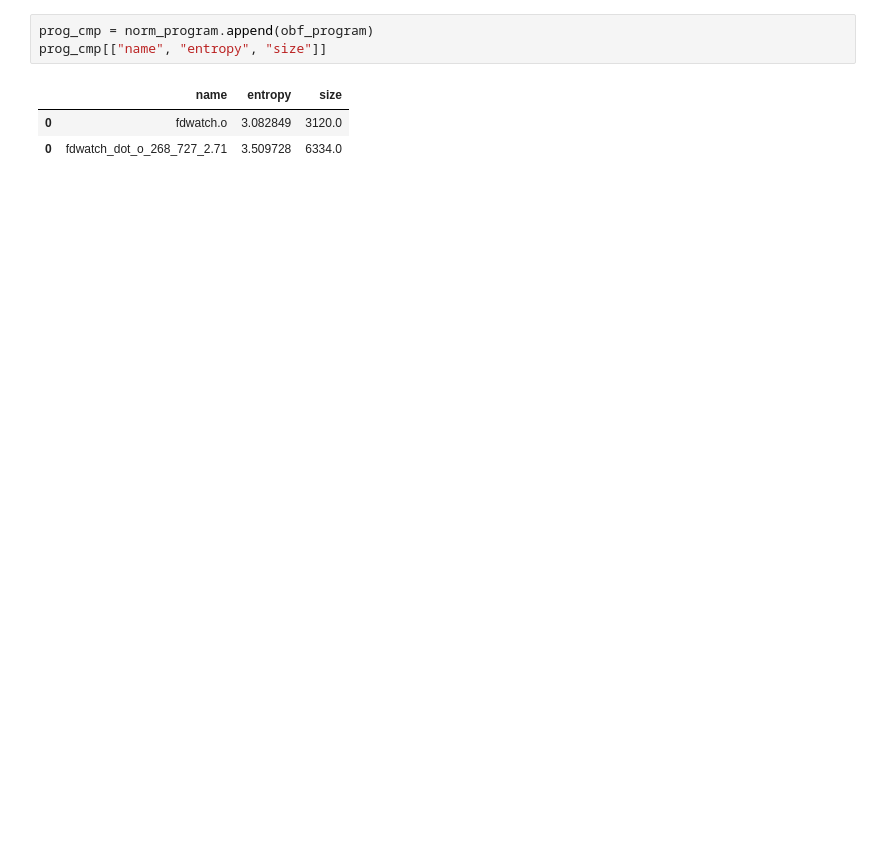
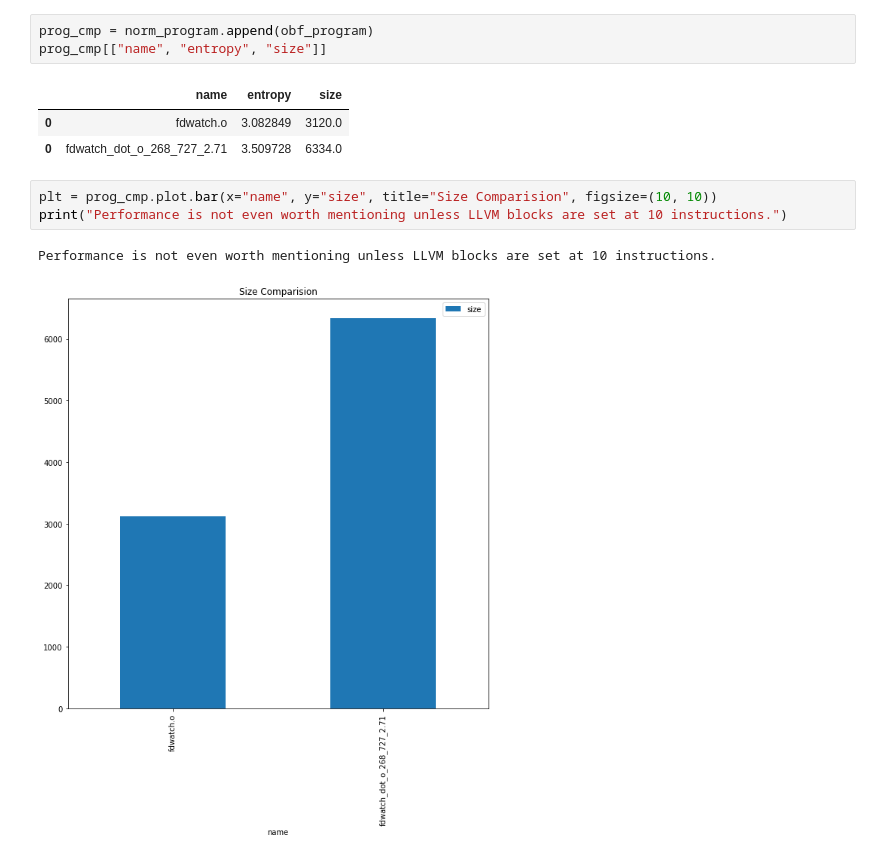
Before and after one commit to Jeffallan/Obfuspy, a Jupyter notebook: data.ipynb, the cells around one changed output. Saved outputs shown, nothing was run; the diff lists cells and outputs as text; blank space fills up the shorter version.

Commit message:
Add charts to notebook.

```diff
--- a/data.ipynb
+++ b/data.ipynb
@@ -33,3 +33,9 @@ prog_cmp[["name", "entropy", "size"]]
 |  | name | entropy | size |
 | 0 | fdwatch.o | 3.082849 | 3120.0 |
 | 0 | fdwatch_dot_o_268_727_2.71 | 3.509728 | 6334.0 |
+# %%
+plt = prog_cmp.plot.bar(x="name", y="size", title="Size Comparision", figsize=(10, 10))
+print("Performance is not even worth mentioning unless LLVM blocks are set at 10 instructions.")
+# %% [output]
+Performance is not even worth mentioning unless LLVM blocks are set at 10 instructions.
+[figure, added]
```
Also changed, not shown: parts of 13 cells of this notebook.
